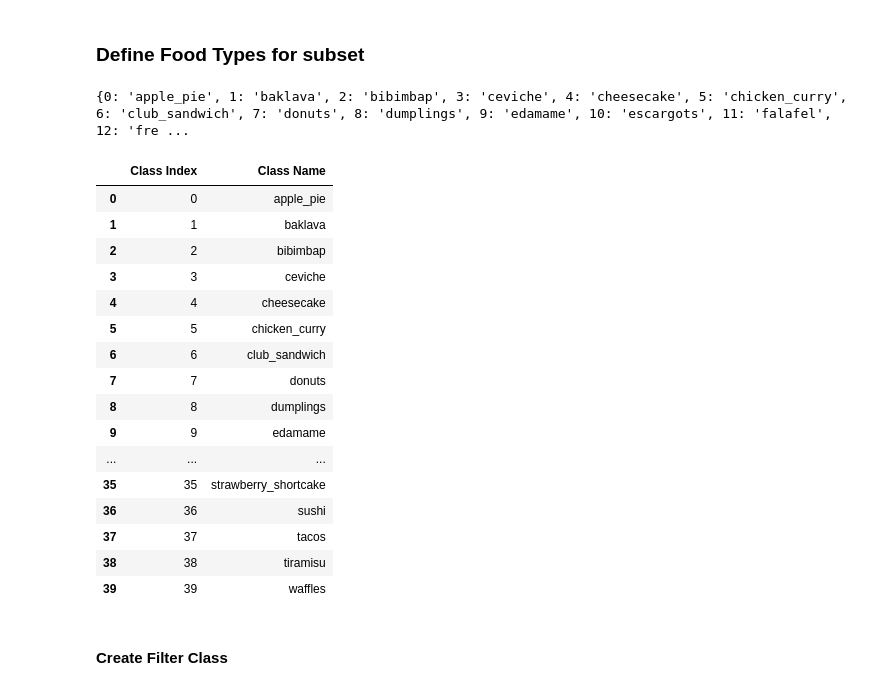
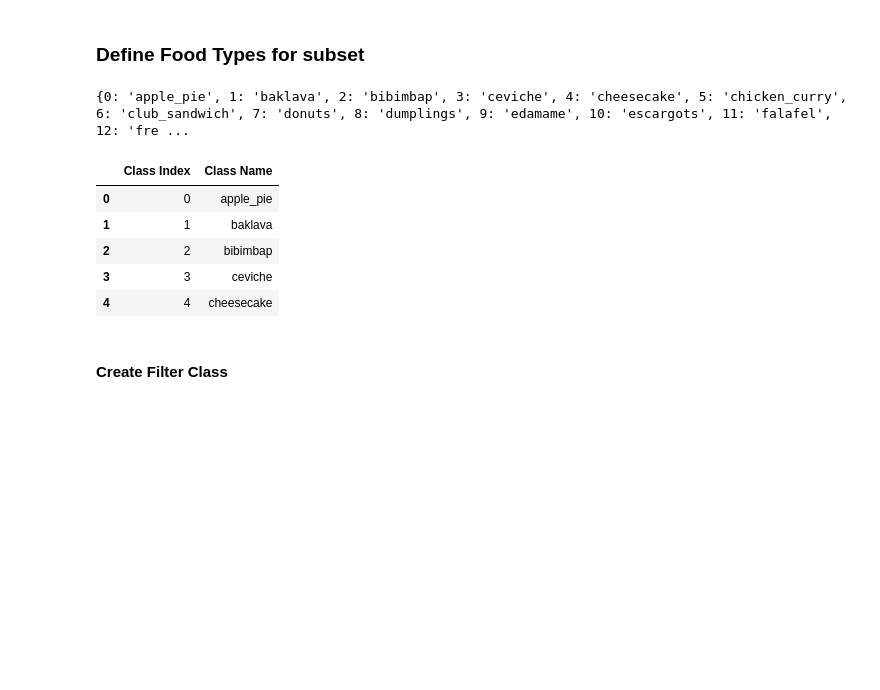
Before and after one commit to virwang/Fanshawe_DL_Pytorch26W, a Jupyter notebook: notebooks/project/Project_YunJiungWang.ipynb, the cells around one changed output. Drawn from its saved outputs; the diff is of its cells as text; code cells hidden in the pictures; blank space fills up the shorter version.

```diff
--- a/notebooks/Project_YunJiungWang.ipynb
+++ b/notebooks/project/Project_YunJiungWang.ipynb
@@ -117,45 +117,34 @@ select_food_list = sorted( [
 
     # --- seafoods ---
     'mussels', 'oysters',
      # -- Europe --
      'escargots'
 
 ]
 )
 
 # Create Mapping dictionary
 label_to_name = {i: name for i, name in enumerate(select_food_list)}
 print(label_to_name)
 
 class_to_idx = {cls_name: i for i, cls_name in enumerate(select_food_list)}
 idx_to_class = {i: cls_name for cls_name, i in class_to_idx.items()}
 
 select = [
     {"Class Index": class_idx, "Class Name": class_name }
     for idx, (class_name, class_idx) in enumerate(class_to_idx.items())
 ]
 
 df_select = pd.DataFrame(select)
-display(df_select)
+display(df_select.head())
 # %% [output]
 {0: 'apple_pie', 1: 'baklava', 2: 'bibimbap', 3: 'ceviche', 4: 'cheesecake', 5: 'chicken_curry', 6: 'club_sandwich', 7: 'donuts', 8: 'dumplings', 9: 'edamame', 10: 'escargots', 11: 'falafel', 12: 'fre ...
 |  | Class Index | Class Name |
 | 0 | 0 | apple_pie |
 | 1 | 1 | baklava |
 | 2 | 2 | bibimbap |
 | 3 | 3 | ceviche |
 | 4 | 4 | cheesecake |
-| 5 | 5 | chicken_curry |
-| 6 | 6 | club_sandwich |
-| 7 | 7 | donuts |
-| 8 | 8 | dumplings |
-| 9 | 9 | edamame |
-| ... | ... | ... |
-| 35 | 35 | strawberry_shortcake |
-| 36 | 36 | sushi |
-| 37 | 37 | tacos |
-| 38 | 38 | tiramisu |
-| 39 | 39 | waffles |
 # %% [markdown]
 #### Create Filter Class
 # %%
```
Also changed, not shown: parts of 4 cells of this notebook, 8 other files.
